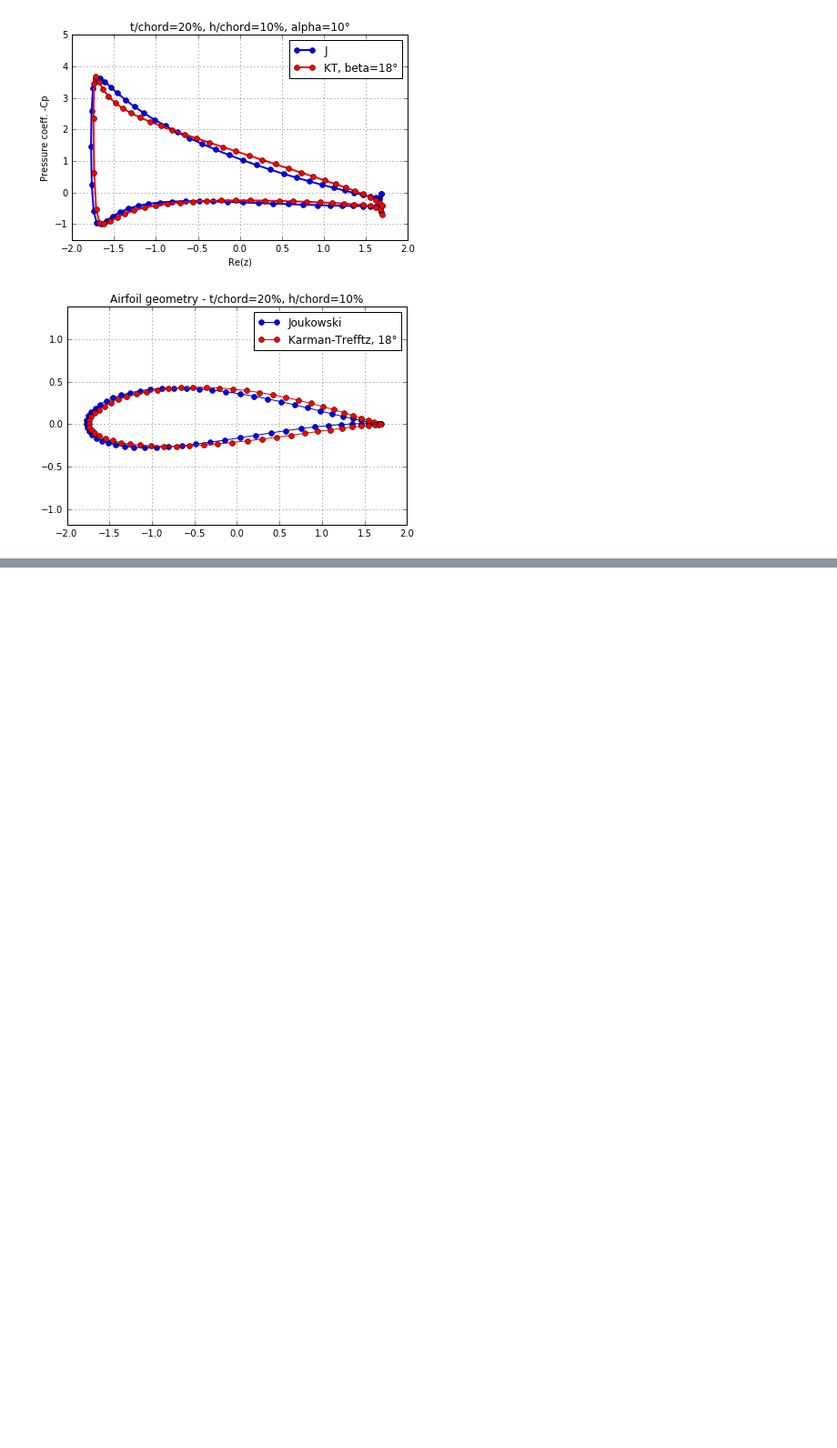
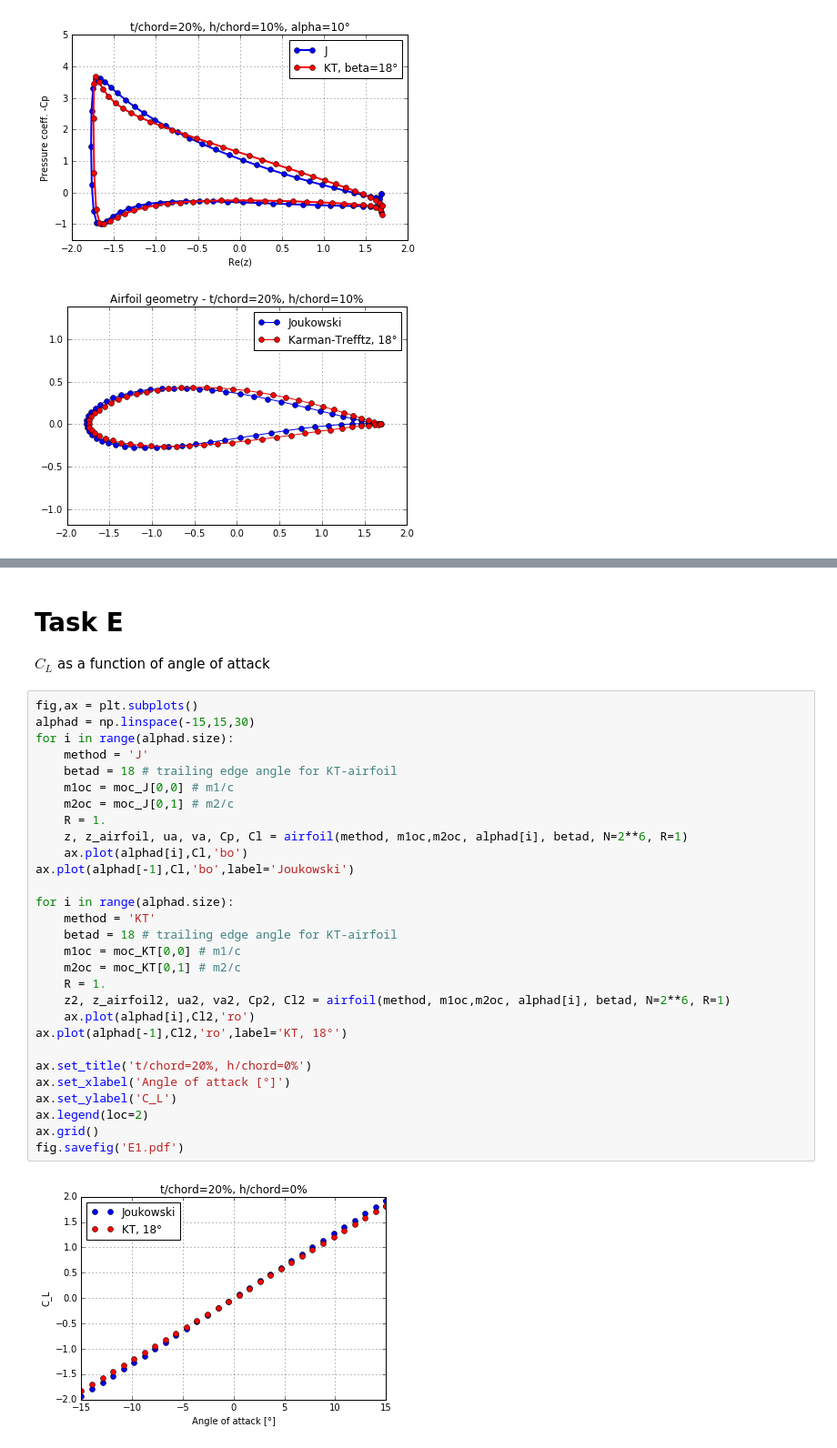
Before and after one commit to Alek-A/AeroPynamics, a Jupyter notebook: Assignment 1.ipynb, the cells around one changed output, grey strips where cells are left out. Shown at 91% size. Saved outputs shown, nothing was run; the diff lists cells and outputs as text; blank space fills up the shorter version.

```diff
--- a/Assignment 1.ipynb
+++ b/Assignment 1.ipynb
@@ -797,0 +738,34 @@ va = - Wa.imag
+# %% [markdown]
+# Task E
+$C_L$ as a function of angle of attack
+# %%
+fig,ax = plt.subplots()
+alphad = np.linspace(-15,15,30)
+for i in range(alphad.size):
+    method = 'J'
+    betad = 18 # trailing edge angle for KT-airfoil
+    m1oc = moc_J[0,0] # m1/c
+    m2oc = moc_J[0,1] # m2/c
+    R = 1.
+    z, z_airfoil, ua, va, Cp, Cl = airfoil(method, m1oc,m2oc, alphad[i], betad, N=2**6, R=1)
+    ax.plot(alphad[i],Cl,'bo')
+ax.plot(alphad[-1],Cl,'bo',label='Joukowski')
+
+for i in range(alphad.size):
+    method = 'KT'
+    betad = 18 # trailing edge angle for KT-airfoil
+    m1oc = moc_KT[0,0] # m1/c
+    m2oc = moc_KT[0,1] # m2/c
+    R = 1.
+    z2, z_airfoil2, ua2, va2, Cp2, Cl2 = airfoil(method, m1oc,m2oc, alphad[i], betad, N=2**6, R=1)
+    ax.plot(alphad[i],Cl2,'ro')
+ax.plot(alphad[-1],Cl2,'ro',label='KT, 18°')
+
+ax.set_title('t/chord=20%, h/chord=0%')
+ax.set_xlabel('Angle of attack [°]')
+ax.set_ylabel('C_L')
+ax.legend(loc=2)
+ax.grid()
+fig.savefig('E1.pdf')
+# %% [output]
+[figure, added]
```
Also changed, not shown: parts of 4 cells of this notebook.
